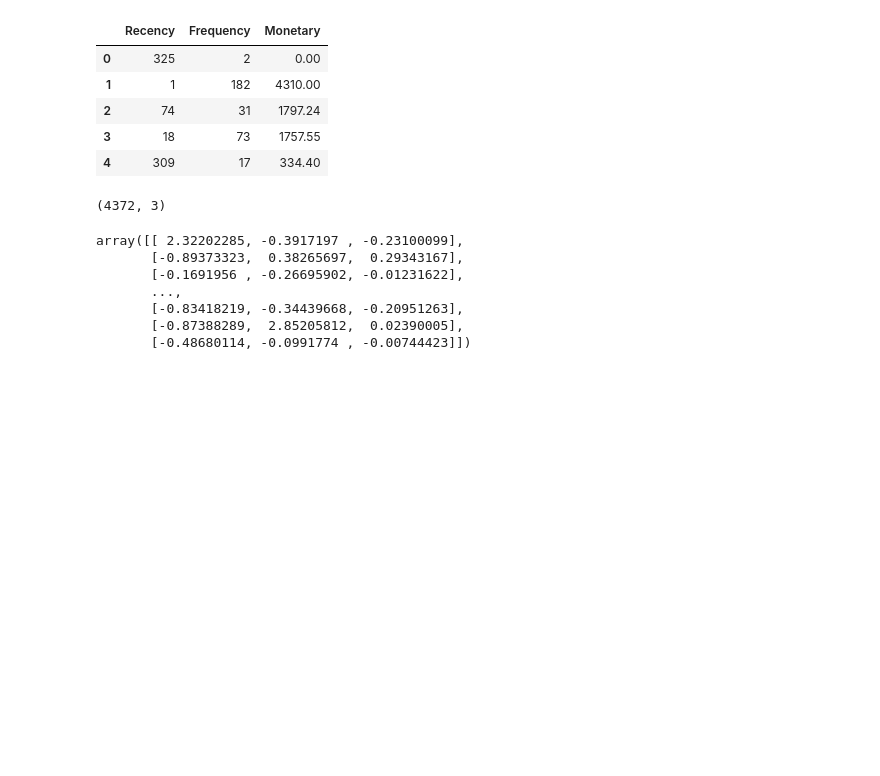
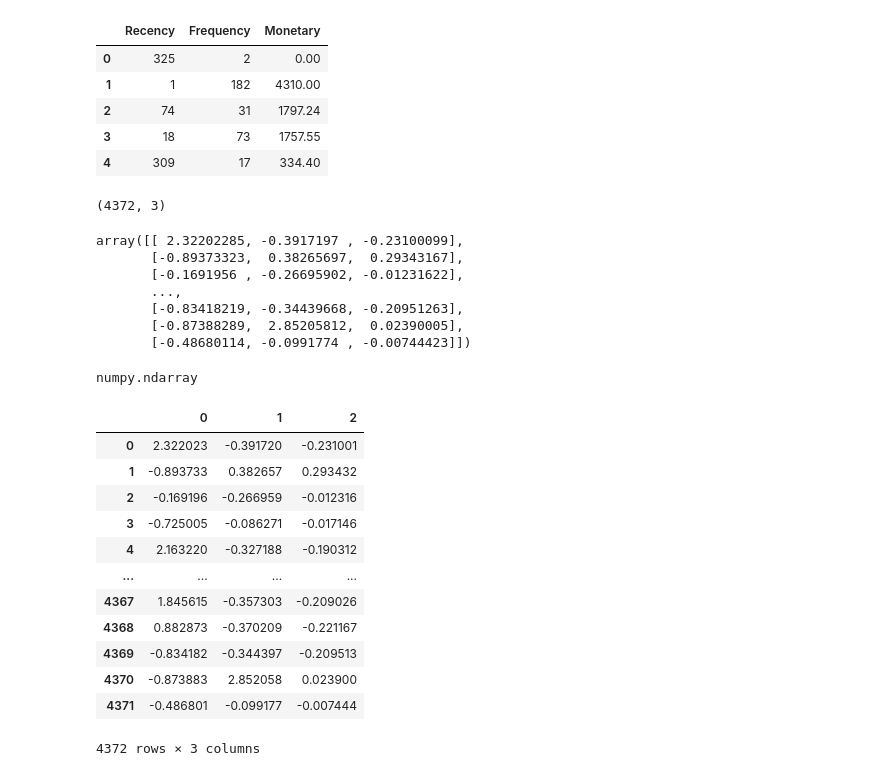
Before and after one commit to connectin-neha/data-science, a Jupyter notebook: clustering/online_retail/clustering_online_retail.ipynb, the cells around one changed output. Saved outputs shown, nothing was run; the diff lists cells and outputs as text; code cells hidden in the pictures; blank space fills up the shorter version.

```diff
--- a/clustering/k-means/clustering_online_retail.ipynb
+++ b/clustering/online_retail/clustering_online_retail.ipynb
@@ -482,3 +486,27 @@ array([[ 2.32202285, -0.3917197 , -0.23100099],
        [-0.83418219, -0.34439668, -0.20951263],
        [-0.87388289,  2.85205812,  0.02390005],
        [-0.48680114, -0.0991774 , -0.00744423]])
+# %%
+type(rfm_df_scaled) # numpy array
+# %% [output]
+numpy.ndarray
+# %%
+# Convert it into dataframe for further steps
+
+rfm_df_scaled = pd.DataFrame(rfm_df_scaled)
+# %%
+rfm_df_scaled
+# %% [output]
+|  | 0 | 1 | 2 |
+| 0 | 2.322023 | -0.391720 | -0.231001 |
+| 1 | -0.893733 | 0.382657 | 0.293432 |
+| 2 | -0.169196 | -0.266959 | -0.012316 |
+| 3 | -0.725005 | -0.086271 | -0.017146 |
+| 4 | 2.163220 | -0.327188 | -0.190312 |
+| ... | ... | ... | ... |
+| 4367 | 1.845615 | -0.357303 | -0.209026 |
+| 4368 | 0.882873 | -0.370209 | -0.221167 |
+| 4369 | -0.834182 | -0.344397 | -0.209513 |
+| 4370 | -0.873883 | 2.852058 | 0.023900 |
+| 4371 | -0.486801 | -0.099177 | -0.007444 |
+4372 rows × 3 columns
```
Also changed, not shown: parts of 3 cells of this notebook, 1 other file.
